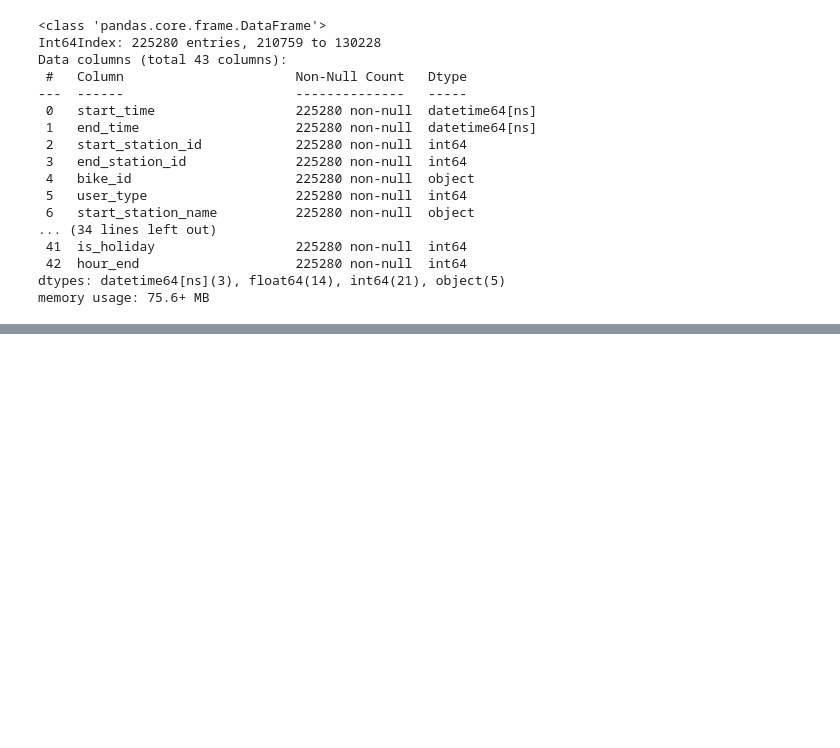
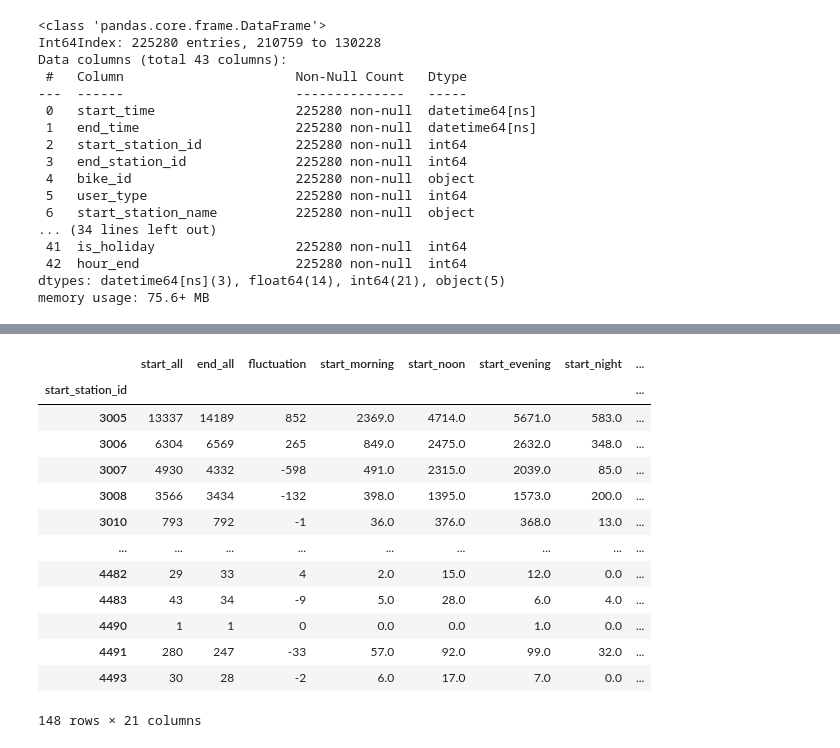
Before and after one commit to katekuian/aa_2021_magma, a Jupyter notebook: 03_cluster_analysis/00_feature_preparation.ipynb, the cells around one changed output, grey strips where cells are left out. Drawn from its saved outputs; the diff is of its cells as text; code cells hidden in the pictures; blank space fills up the shorter version.

Commit message:
add feature preparation and Kmeans++ for location demand

```diff
--- a/03_cluster_analysis/00_feature_preparation.ipynb
+++ b/03_cluster_analysis/00_feature_preparation.ipynb
@@ -89,7 +89,7 @@ Data columns (total 43 columns):
 dtypes: datetime64[ns](3), float64(14), int64(21), object(5)
 memory usage: 75.6+ MB
 # %%
-trips_df = trips_df.drop(columns=[
+trips_with_hourly_df = trips_df.drop(columns=[
     'start_time','end_time',                    # we already have start and end hour that is accurate enough
     'start_station_id', 'end_station_id',       # important for station clustering
     'start_station_name', 'end_station_name',   # identifier as id so no new information gain
@@ -100,4 +100,4 @@ trips_df = trips_df.drop(columns=[
     'in_service_bikes_rolling','available_bikes', # not important for single trip
     'min_temp','bike_id',                       # min_temp correlates to max_temp and bike id too specific
     'start_hex', 'end_hex'])                    # hex not for clustering
-trips_df = trips_df.rename(columns={"hour": "hour_start", "max_temp": "temp"})
+trips_with_hourly_df = trips_with_hourly_df.rename(columns={"hour": "hour_start", "max_temp": "temp"})
@@ -123,0 +174,3 @@ memory usage: 39.5 MB
+# %%
+trips_demand_df = trips_df[["start_time", "end_time", "start_station_id", "end_station_id", "hour", "month", "is_weekday", "is_holiday", "hour_end"]
+]
@@ -124 +193,65 @@ memory usage: 39.5 MB
+# %%
+# filtering df for different features
+morning_df = trips_demand_df[(trips_demand_df["hour"] > 4) & (trips_demand_df["hour"] <= 10)]
+noon_df = trips_demand_df[(trips_demand_df["hour"] > 10) & (trips_demand_df["hour"] <= 16)]
+evening_df = trips_demand_df[(trips_demand_df["hour"] > 16) & (trips_demand_df["hour"] <= 22)]
+night_df = trips_demand_df[(trips_demand_df["hour"] > 22) | (trips_demand_df["hour"] <= 4)]
+
+morning_end_df = trips_demand_df[(trips_demand_df["hour_end"] > 4) & (trips_demand_df["hour_end"] <= 10)]
+noon_end_df = trips_demand_df[(trips_demand_df["hour_end"] > 10) & (trips_demand_df["hour_end"] <= 16)]
+evening_end_df = trips_demand_df[(trips_demand_df["hour_end"] > 16) & (trips_demand_df["hour_end"] <= 22)]
+night_end_df = trips_demand_df[(trips_demand_df["hour_end"] > 22) | (trips_demand_df["hour_end"] <= 4)]
+
+summer_df = trips_demand_df[(trips_demand_df["month"] > 3) & (trips_demand_df["hour"] <= 9)]
+winter_df = trips_demand_df[(trips_demand_df["month"] > 9) | (trips_demand_df["hour"] <= 3)]
+
+holiday_df = trips_demand_df[trips_demand_df["is_holiday"] == 1]
+weekday_df = trips_demand_df[trips_demand_df["is_weekday"] == 1]
+weekend_df = trips_demand_df[trips_demand_df["is_weekday"] == 0]
+
+# saving features to stations
+start_all = trips_demand_df.groupby("start_station_id").size()
+stations_new_df = pd.DataFrame({"start_all": start_all})
+stations_new_df["end_all"] = trips_demand_df.groupby("end_station_id").size()
+stations_new_df["fluctuation"] = stations_new_df["end_all"] - stations_new_df["start_all"]
+
+stations_new_df["start_morning"] = morning_df.groupby("start_station_id").size()
+stations_new_df["start_noon"] = noon_df.groupby("start_station_id").size()
+stations_new_df["start_evening"] = evening_df.groupby("start_station_id").size()
+stations_new_df["start_night"] = night_df.groupby("start_station_id").size()
+
+stations_new_df["end_morning"] = morning_end_df.groupby("end_station_id").size()
+stations_new_df["end_noon"] = noon_end_df.groupby("end_station_id").size()
+stations_new_df["end_evening"] = evening_end_df.groupby("end_station_id").size()
+stations_new_df["end_night"] = night_end_df.groupby("end_station_id").size()
+
+stations_new_df["start_summer"] = summer_df.groupby("start_station_id").size()
+stations_new_df["end_summer"] = summer_df.groupby("end_station_id").size()
+stations_new_df["start_winter"] = winter_df.groupby("start_station_id").size()
+stations_new_df["end_winter"] = winter_df.groupby("end_station_id").size()
+
+stations_new_df["start_holiday"] = holiday_df.groupby("start_station_id").size()
+stations_new_df["end_holiday"] = holiday_df.groupby("end_station_id").size()
+stations_new_df["start_week"] = weekday_df.groupby("start_station_id").size()
+stations_new_df["end_week"] = weekday_df.groupby("end_station_id").size()
+stations_new_df["start_weekend"] = weekend_df.groupby("start_station_id").size()
+stations_new_df["end_weekend"] = weekend_df.groupby("end_station_id").size()
+
+stations_new_df = stations_new_df.fillna(0)
+stations_new_df
+# %% [output]
+|  | start_all | end_all | fluctuation | start_morning | start_noon | start_evening | start_night | ... |
+| start_station_id |  |  |  |  |  |  |  | ... |
+| 3005 | 13337 | 14189 | 852 | 2369.0 | 4714.0 | 5671.0 | 583.0 | ... |
+| 3006 | 6304 | 6569 | 265 | 849.0 | 2475.0 | 2632.0 | 348.0 | ... |
+| 3007 | 4930 | 4332 | -598 | 491.0 | 2315.0 | 2039.0 | 85.0 | ... |
+| 3008 | 3566 | 3434 | -132 | 398.0 | 1395.0 | 1573.0 | 200.0 | ... |
+| 3010 | 793 | 792 | -1 | 36.0 | 376.0 | 368.0 | 13.0 | ... |
+| ... | ... | ... | ... | ... | ... | ... | ... | ... |
+| 4482 | 29 | 33 | 4 | 2.0 | 15.0 | 12.0 | 0.0 | ... |
+| 4483 | 43 | 34 | -9 | 5.0 | 28.0 | 6.0 | 4.0 | ... |
+| 4490 | 1 | 1 | 0 | 0.0 | 0.0 | 1.0 | 0.0 | ... |
+| 4491 | 280 | 247 | -33 | 57.0 | 92.0 | 99.0 | 32.0 | ... |
+| 4493 | 30 | 28 | -2 | 6.0 | 17.0 | 7.0 | 0.0 | ... |
+148 rows × 21 columns
 # %%
```
Also changed, not shown: parts of 8 cells of this notebook, 1 other file.
